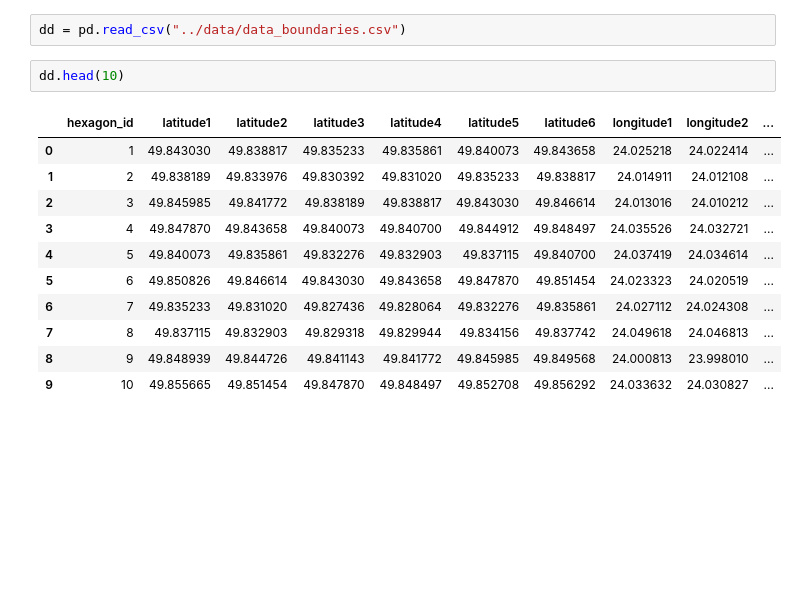
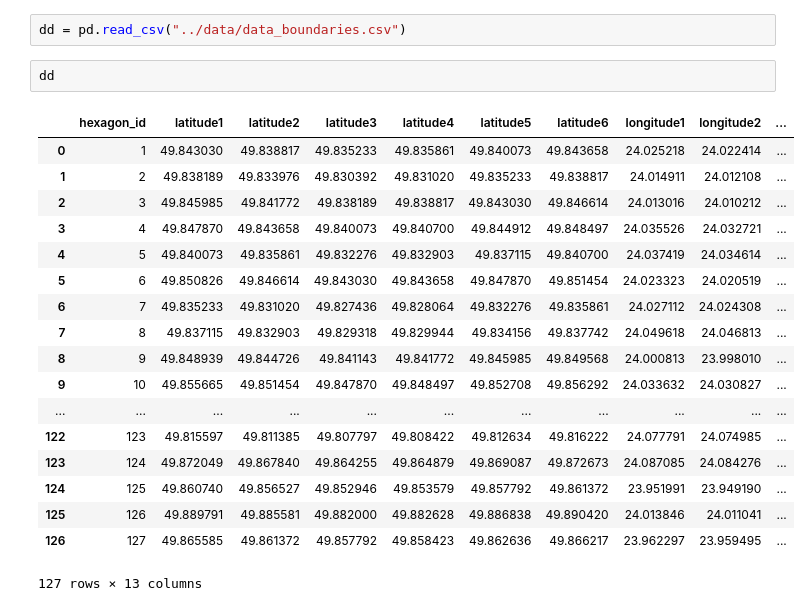
Before and after one commit to SettNozz/int_20h_lagrange, a Jupyter notebook: notebooks/int_20h_illya.ipynb, the cells around one changed output. Drawn from its saved outputs; the diff is of its cells as text; blank space fills up the shorter version.

```diff
--- a/notebooks/int_20h_illya.ipynb
+++ b/notebooks/int_20h_illya.ipynb
@@ -425,16 +412,23 @@ df_address.to_csv("../data/data_boundaries.csv", index=False)
 # %%
 dd = pd.read_csv("../data/data_boundaries.csv")
 # %%
-dd.head(10)
+dd
 # %% [output]
 |  | hexagon_id | latitude1 | latitude2 | latitude3 | latitude4 | latitude5 | latitude6 | longitude1 | longitude2 | ... |
 | 0 | 1 | 49.843030 | 49.838817 | 49.835233 | 49.835861 | 49.840073 | 49.843658 | 24.025218 | 24.022414 | ... |
 | 1 | 2 | 49.838189 | 49.833976 | 49.830392 | 49.831020 | 49.835233 | 49.838817 | 24.014911 | 24.012108 | ... |
 | 2 | 3 | 49.845985 | 49.841772 | 49.838189 | 49.838817 | 49.843030 | 49.846614 | 24.013016 | 24.010212 | ... |
 | 3 | 4 | 49.847870 | 49.843658 | 49.840073 | 49.840700 | 49.844912 | 49.848497 | 24.035526 | 24.032721 | ... |
 | 4 | 5 | 49.840073 | 49.835861 | 49.832276 | 49.832903 | 49.837115 | 49.840700 | 24.037419 | 24.034614 | ... |
 | 5 | 6 | 49.850826 | 49.846614 | 49.843030 | 49.843658 | 49.847870 | 49.851454 | 24.023323 | 24.020519 | ... |
 | 6 | 7 | 49.835233 | 49.831020 | 49.827436 | 49.828064 | 49.832276 | 49.835861 | 24.027112 | 24.024308 | ... |
 | 7 | 8 | 49.837115 | 49.832903 | 49.829318 | 49.829944 | 49.834156 | 49.837742 | 24.049618 | 24.046813 | ... |
 | 8 | 9 | 49.848939 | 49.844726 | 49.841143 | 49.841772 | 49.845985 | 49.849568 | 24.000813 | 23.998010 | ... |
 | 9 | 10 | 49.855665 | 49.851454 | 49.847870 | 49.848497 | 49.852708 | 49.856292 | 24.033632 | 24.030827 | ... |
+| ... | ... | ... | ... | ... | ... | ... | ... | ... | ... | ... |
+| 122 | 123 | 49.815597 | 49.811385 | 49.807797 | 49.808422 | 49.812634 | 49.816222 | 24.077791 | 24.074985 | ... |
+| 123 | 124 | 49.872049 | 49.867840 | 49.864255 | 49.864879 | 49.869087 | 49.872673 | 24.087085 | 24.084276 | ... |
+| 124 | 125 | 49.860740 | 49.856527 | 49.852946 | 49.853579 | 49.857792 | 49.861372 | 23.951991 | 23.949190 | ... |
+| 125 | 126 | 49.889791 | 49.885581 | 49.882000 | 49.882628 | 49.886838 | 49.890420 | 24.013846 | 24.011041 | ... |
+| 126 | 127 | 49.865585 | 49.861372 | 49.857792 | 49.858423 | 49.862636 | 49.866217 | 23.962297 | 23.959495 | ... |
+127 rows × 13 columns
```
Also changed, not shown: parts of 1 cell of this notebook, 1 other file.
